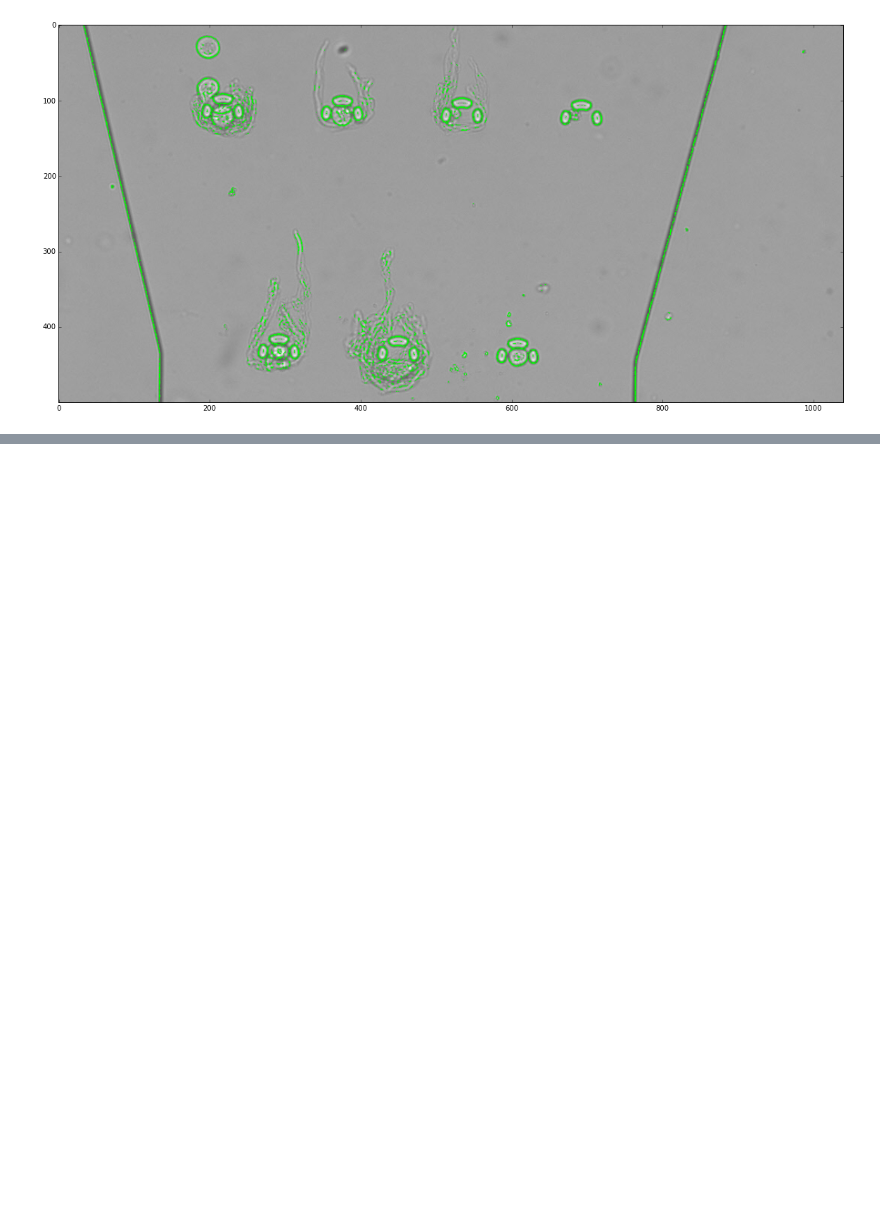
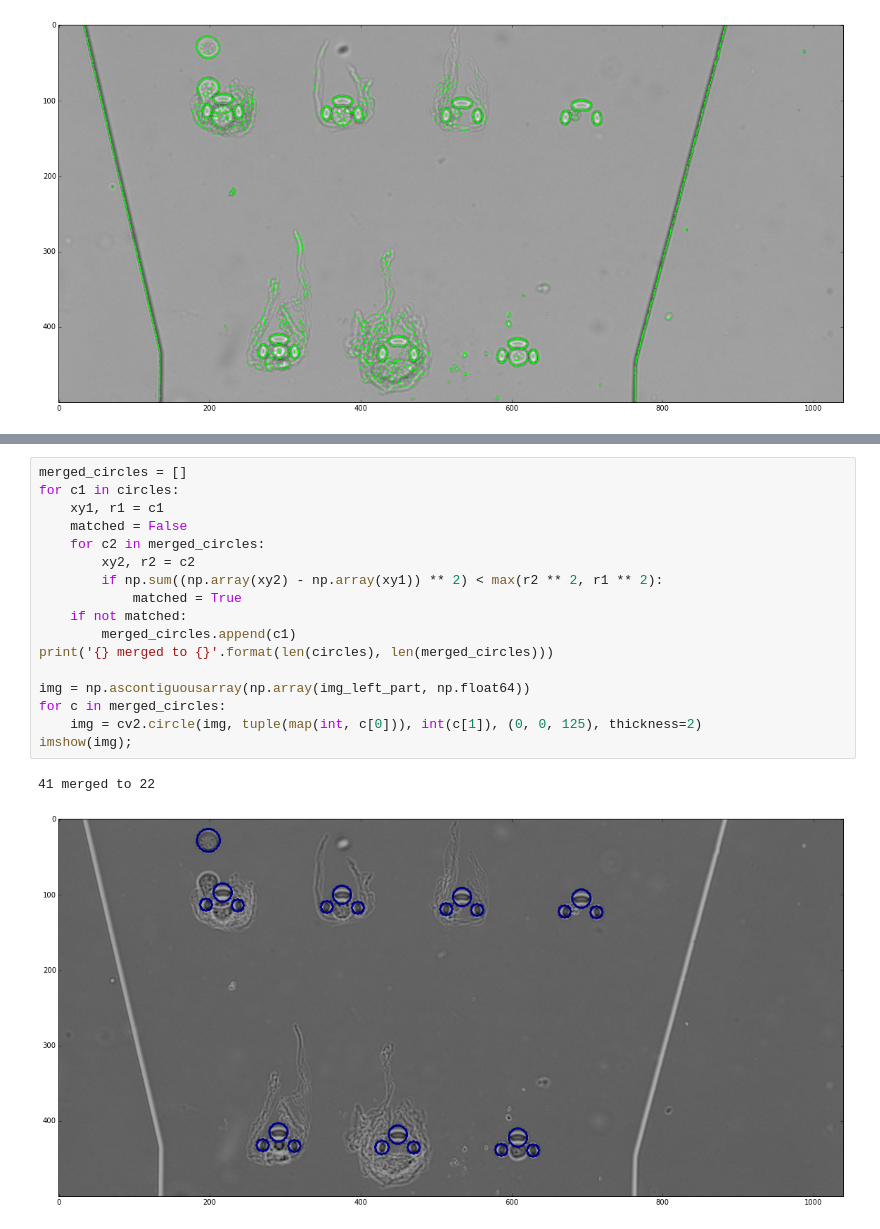
Before and after one commit to PolarNick239/polarnick239.github.io, a Jupyter notebook: notebooks/sources/others/cells_detection/cells_detection.ipynb, the cells around one changed output, grey strips where cells are left out. Saved outputs shown, nothing was run; the diff lists cells and outputs as text; blank space fills up the shorter version.

```diff
--- a/notebooks/sources/others/cells_detection/cells_detection.ipynb
+++ b/notebooks/sources/others/cells_detection/cells_detection.ipynb
@@ -104,0 +127,20 @@ imshow(img);
+# %%
+merged_circles = []
+for c1 in circles:
+    xy1, r1 = c1
+    matched = False
+    for c2 in merged_circles:
+        xy2, r2 = c2
+        if np.sum((np.array(xy2) - np.array(xy1)) ** 2) < max(r2 ** 2, r1 ** 2):
+            matched = True
+    if not matched:
+        merged_circles.append(c1)
+print('{} merged to {}'.format(len(circles), len(merged_circles)))
+
+img = np.ascontiguousarray(np.array(img_left_part, np.float64))
+for c in merged_circles:
+    img = cv2.circle(img, tuple(map(int, c[0])), int(c[1]), (0, 0, 125), thickness=2)
+imshow(img);
+# %% [output]
+41 merged to 22
+[figure, added]
```
Also changed, not shown: parts of 5 cells of this notebook, 1 other file.
